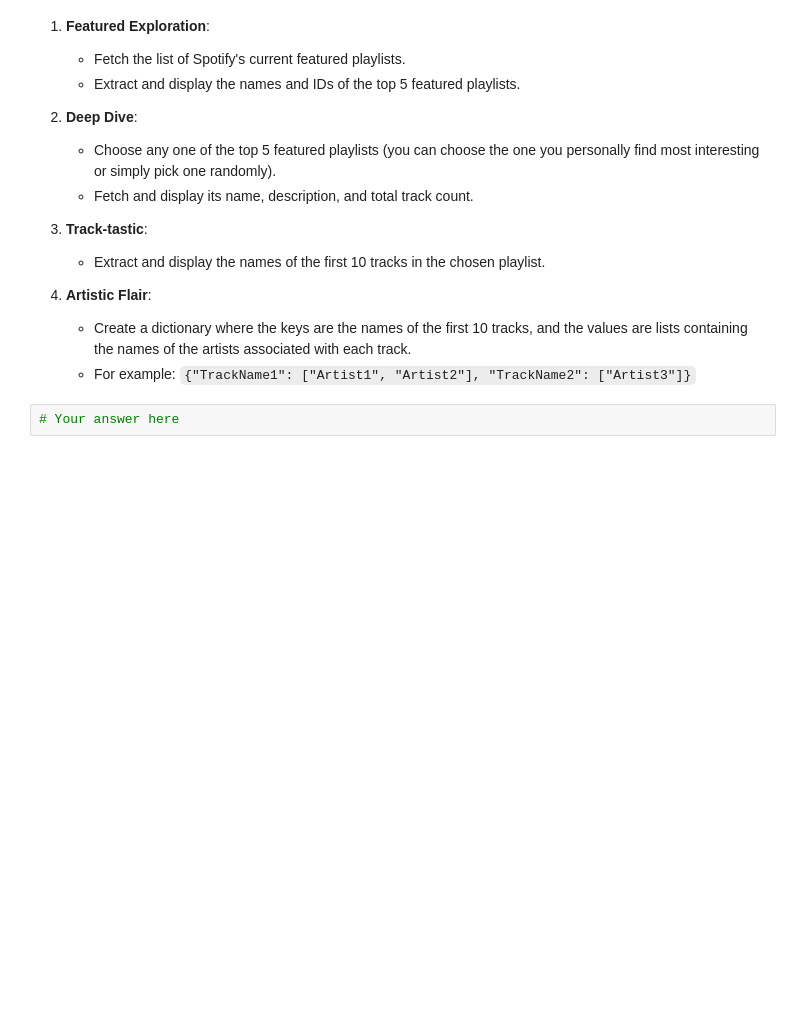
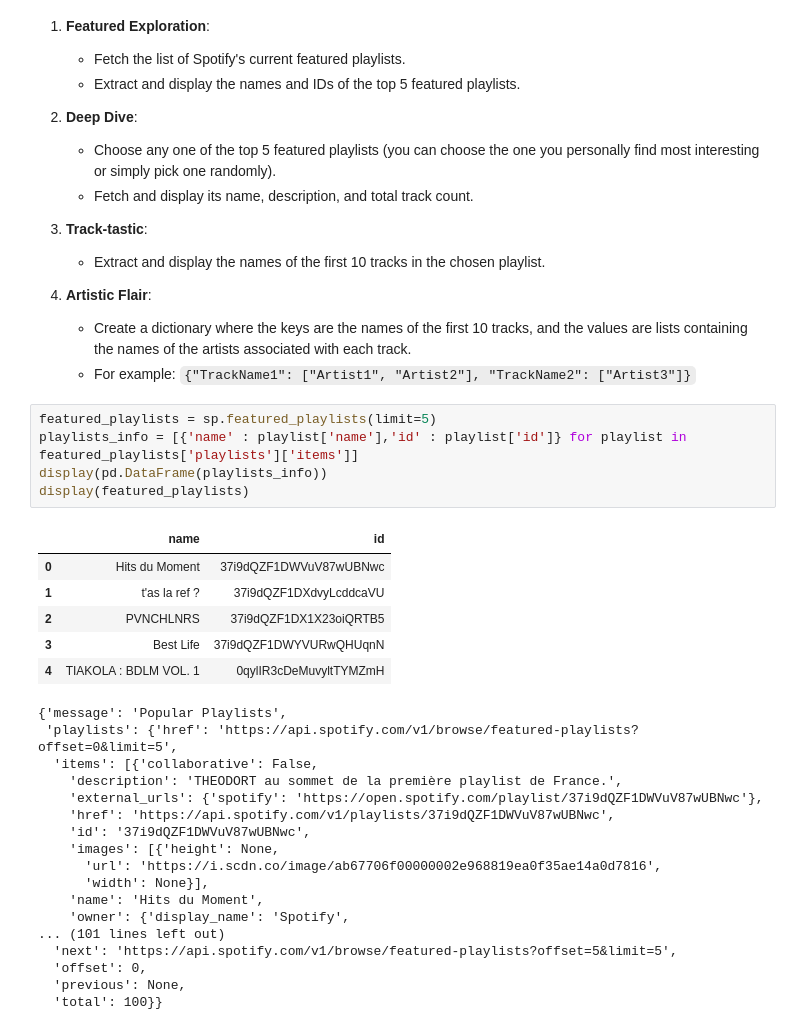
Before and after one commit to jipijipi/lab-apis, a Jupyter notebook: lab-apis.ipynb, the cells around one changed output. Saved outputs shown, nothing was run; the diff lists cells and outputs as text; blank space fills up the shorter version.

```diff
--- a/lab-apis.ipynb
+++ b/lab-apis.ipynb
@@ -233,4 +404,31 @@ print(artists_list)
    - Create a dictionary where the keys are the names of the first 10 tracks, and the values are lists containing the names of the artists associated with each track.
    - For example: `{"TrackName1": ["Artist1", "Artist2"], "TrackName2": ["Artist3"]}`
 # %%
-# Your answer here
+featured_playlists = sp.featured_playlists(limit=5)
+playlists_info = [{'name' : playlist['name'],'id' : playlist['id']} for playlist in featured_playlists['playlists']['items']]
+display(pd.DataFrame(playlists_info))
+display(featured_playlists)
+# %% [output]
+|  | name | id |
+| 0 | Hits du Moment | 37i9dQZF1DWVuV87wUBNwc |
+| 1 | t'as la ref ? | 37i9dQZF1DXdvyLcddcaVU |
+| 2 | PVNCHLNRS | 37i9dQZF1DX1X23oiQRTB5 |
+| 3 | Best Life | 37i9dQZF1DWYVURwQHUqnN |
+| 4 | TIAKOLA : BDLM VOL. 1 | 0qylIR3cDeMuvyltTYMZmH |
+{'message': 'Popular Playlists',
+ 'playlists': {'href': 'https://api.spotify.com/v1/browse/featured-playlists?offset=0&limit=5',
+  'items': [{'collaborative': False,
+    'description': 'THEODORT au sommet de la première playlist de France.',
+    'external_urls': {'spotify': 'https://open.spotify.com/playlist/37i9dQZF1DWVuV87wUBNwc'},
+    'href': 'https://api.spotify.com/v1/playlists/37i9dQZF1DWVuV87wUBNwc',
+    'id': '37i9dQZF1DWVuV87wUBNwc',
+    'images': [{'height': None,
+      'url': 'https://i.scdn.co/image/ab67706f00000002e968819ea0f35ae14a0d7816',
+      'width': None}],
+    'name': 'Hits du Moment',
+    'owner': {'display_name': 'Spotify',
+... (101 lines left out)
+  'next': 'https://api.spotify.com/v1/browse/featured-playlists?offset=5&limit=5',
+  'offset': 0,
+  'previous': None,
+  'total': 100}}
```
Also changed, not shown: parts of 22 cells of this notebook.
